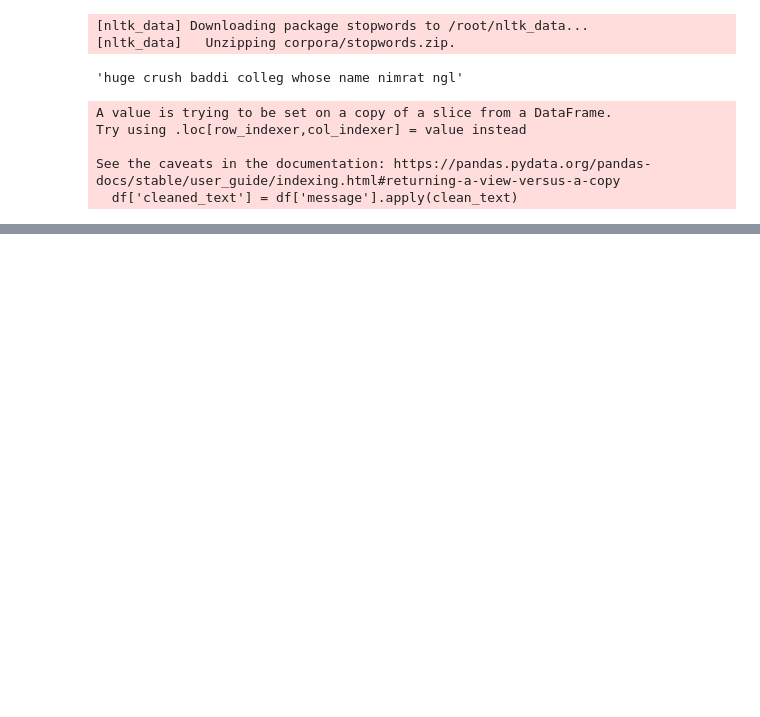
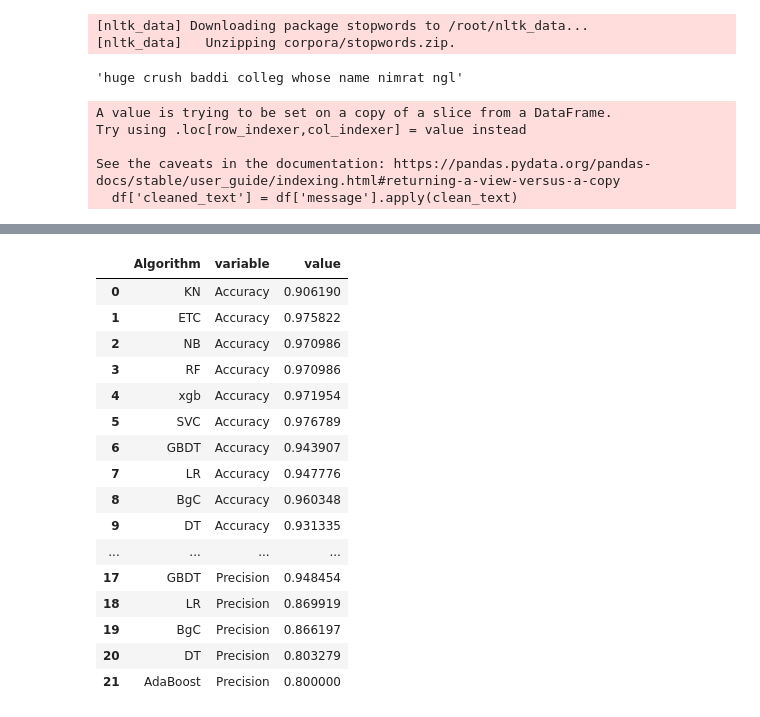
Before and after one commit to bismillah626/spam_project, a Jupyter notebook: spam_classifier.ipynb, the cells around one changed output, grey strips where cells are left out. Cells and saved outputs as stored; diff of their text form; code cells hidden in the pictures; blank space fills up the shorter version.

```diff
--- a/spam_classifier.ipynb
+++ b/spam_classifier.ipynb
@@ -317,0 +487,21 @@ df.sample(5)
+# %%
+
+performance_df1
+# %% [output]
+|  | Algorithm | variable | value |
+| 0 | KN | Accuracy | 0.906190 |
+| 1 | ETC | Accuracy | 0.975822 |
+| 2 | NB | Accuracy | 0.970986 |
+| 3 | RF | Accuracy | 0.970986 |
+| 4 | xgb | Accuracy | 0.971954 |
+| 5 | SVC | Accuracy | 0.976789 |
+| 6 | GBDT | Accuracy | 0.943907 |
+| 7 | LR | Accuracy | 0.947776 |
+| 8 | BgC | Accuracy | 0.960348 |
+| 9 | DT | Accuracy | 0.931335 |
+| ... | ... | ... | ... |
+| 17 | GBDT | Precision | 0.948454 |
+| 18 | LR | Precision | 0.869919 |
+| 19 | BgC | Precision | 0.866197 |
+| 20 | DT | Precision | 0.803279 |
+| 21 | AdaBoost | Precision | 0.800000 |
```
Also changed, not shown: parts of 44 cells of this notebook.
